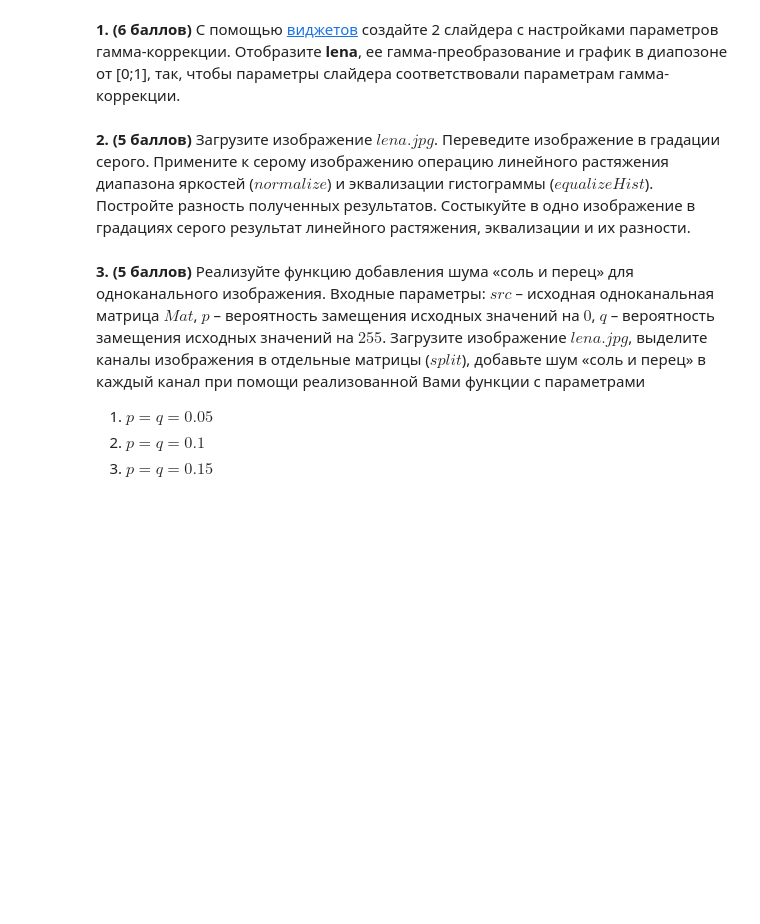
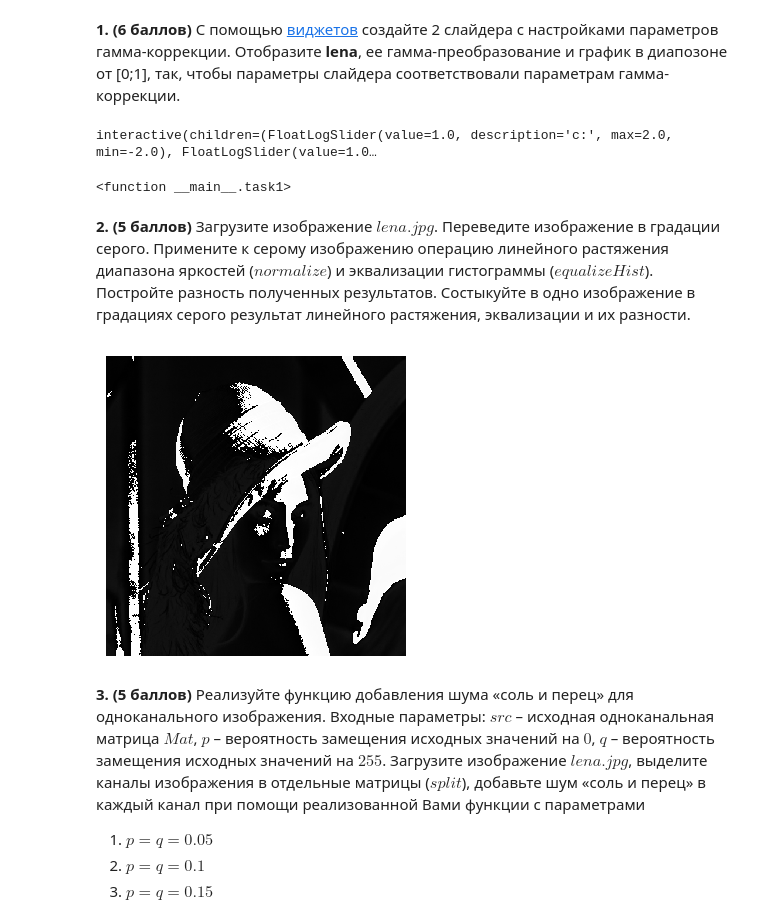
Before and after one commit to GrigoryBartosh/hse08_ip, a Jupyter notebook: hw2/homework2.ipynb, the cells around one changed output. Saved outputs shown, nothing was run; the diff lists cells and outputs as text; code cells hidden in the pictures; blank space fills up the shorter version.

```diff
--- a/hw2/homework2.ipynb
+++ b/hw2/homework2.ipynb
@@ -27,7 +40,64 @@ show(lena)
 # %% [markdown]
 **1. (6 баллов)** С помощью [виджетов](http://ipywidgets.readthedocs.io/en/latest/examples/Widget%20List.html) создайте 2 слайдера с настройками параметров гамма-коррекции. Отобразите **lena**, ее гамма-преобразование и график в диапозоне от [0;1], так, чтобы параметры слайдера соответствовали параметрам гамма-коррекции.
+# %%
+import numpy as np
+
+from ipywidgets import interact, fixed
+import ipywidgets as widgets
+
+def gamma_correction_vals(c, gamma):
+    lookUpTable = np.arange(0, 256, dtype=np.uint8)
+    lookUpTable = np.clip(c * pow(lookUpTable / 255.0, gamma) * 255.0, 0, 255)
+    return lookUpTable
+
+def gamma_correction(img, c=1, gamma=1):
+    lookUpTable = gamma_correction_vals(c, gamma).reshape(1, 256)
+    return cv2.LUT(img, lookUpTable).astype(np.uint8)
+
+def show_gamma_graph(c, gamma):
+    vals = gamma_correction_vals(c, gamma)
+    plt.plot(list(range(256)), vals)
+    plt.xlabel('input val')
+    plt.ylabel('output val')
+    plt.show()
+
+def task1(img, c=1, gamma=1):
+    img_gamma = gamma_correction(img, c, gamma)
+    show(img_gamma)
+    show_gamma_graph(c, gamma)
+
+interact(task1,
+         img=fixed(lena),
+         c=widgets.FloatLogSlider(value=1,
+                                  min=-2.0,
+                                  max=2.0,
+                                  step=0.1,
+                                  description='c:'),
+         gamma=widgets.FloatLogSlider(value=1,
+                                      min=-2.0,
+                                      max=2.0,
+                                      step=0.1,
+                                      description='gamma:'))
+# %% [output]
+interactive(children=(FloatLogSlider(value=1.0, description='c:', max=2.0, min=-2.0), FloatLogSlider(value=1.0…
+<function __main__.task1>
 # %% [markdown]
 **2. (5 баллов)** Загрузите изображение $lena.jpg$. Переведите изображение в градации серого. Примените к серому изображению операцию линейного растяжения диапазона яркостей ($normalize$) и эквализации гистограммы ($equalizeHist$). Постройте разность полученных результатов. Состыкуйте в одно изображение в градациях серого результат линейного растяжения, эквализации и их разности.
+# %%
+lena_gray = cv2.cvtColor(lena, cv2.COLOR_BGR2GRAY)
+
+lena_norm = np.zeros(lena_gray.shape)
+lena_norm = cv2.normalize(lena_gray, lena_norm, 0, 255, cv2.NORM_MINMAX)
+
+lena_eq_hist = cv2.equalizeHist(lena_gray)
+
+diff = abs(lena_gray - lena_norm)
+
+task2_res = np.concatenate((lena_norm, lena_eq_hist, diff), axis=0)
+
+show(diff)
+# %% [output]
+[figure, added]
 # %% [markdown]
 **3. (5 баллов)** Реализуйте функцию добавления шума «соль и перец» для одноканального изображения. Входные параметры: $src$ – исходная одноканальная матрица $Mat$, $p$ – вероятность замещения исходных значений на $0$, $q$ – вероятность замещения исходных значений на $255$. Загрузите изображение $lena.jpg$, выделите каналы изображения в отдельные матрицы ($split$), добавьте шум «соль и перец» в каждый канал при помощи реализованной Вами функции с параметрами
 
```
Also changed, not shown: parts of 18 cells of this notebook.
